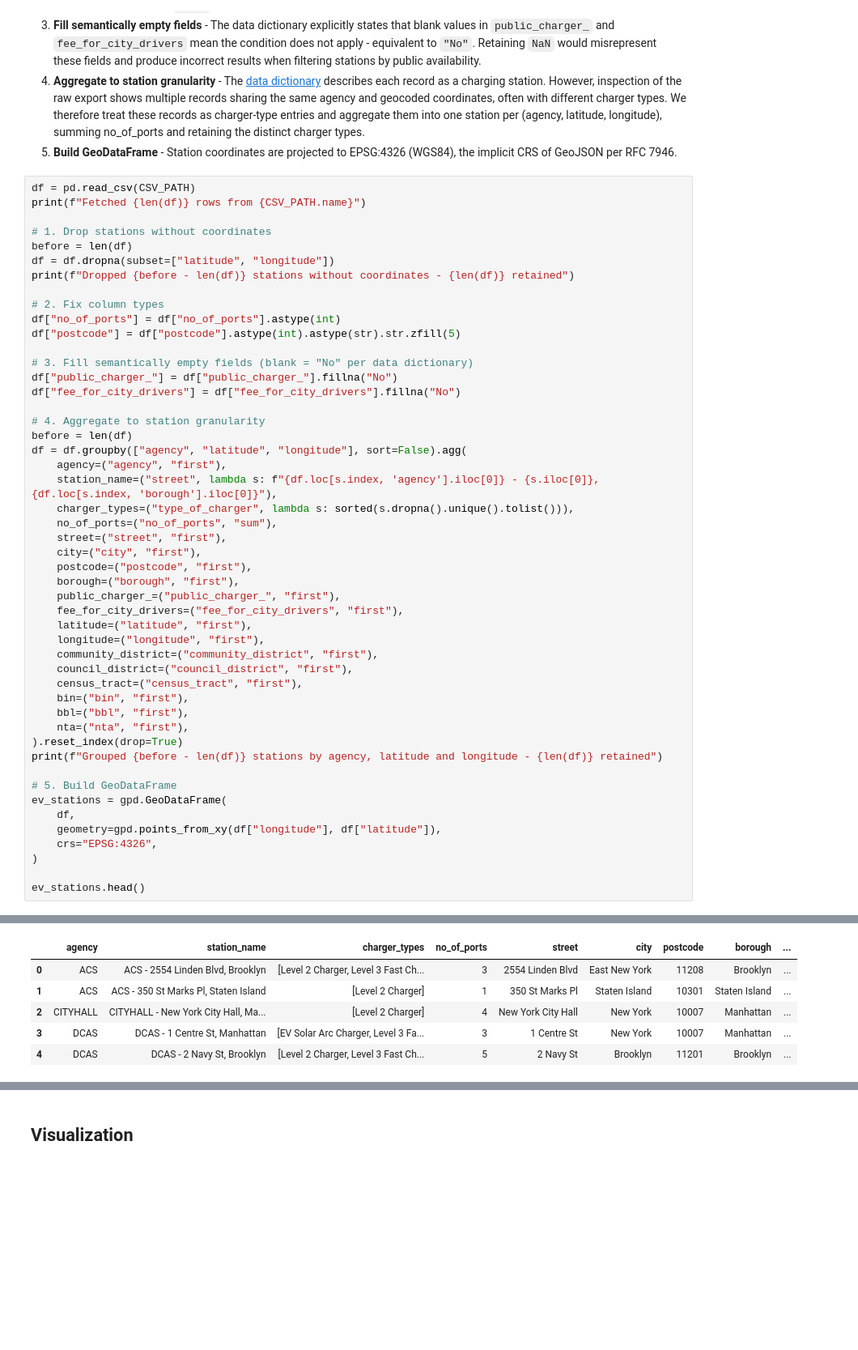
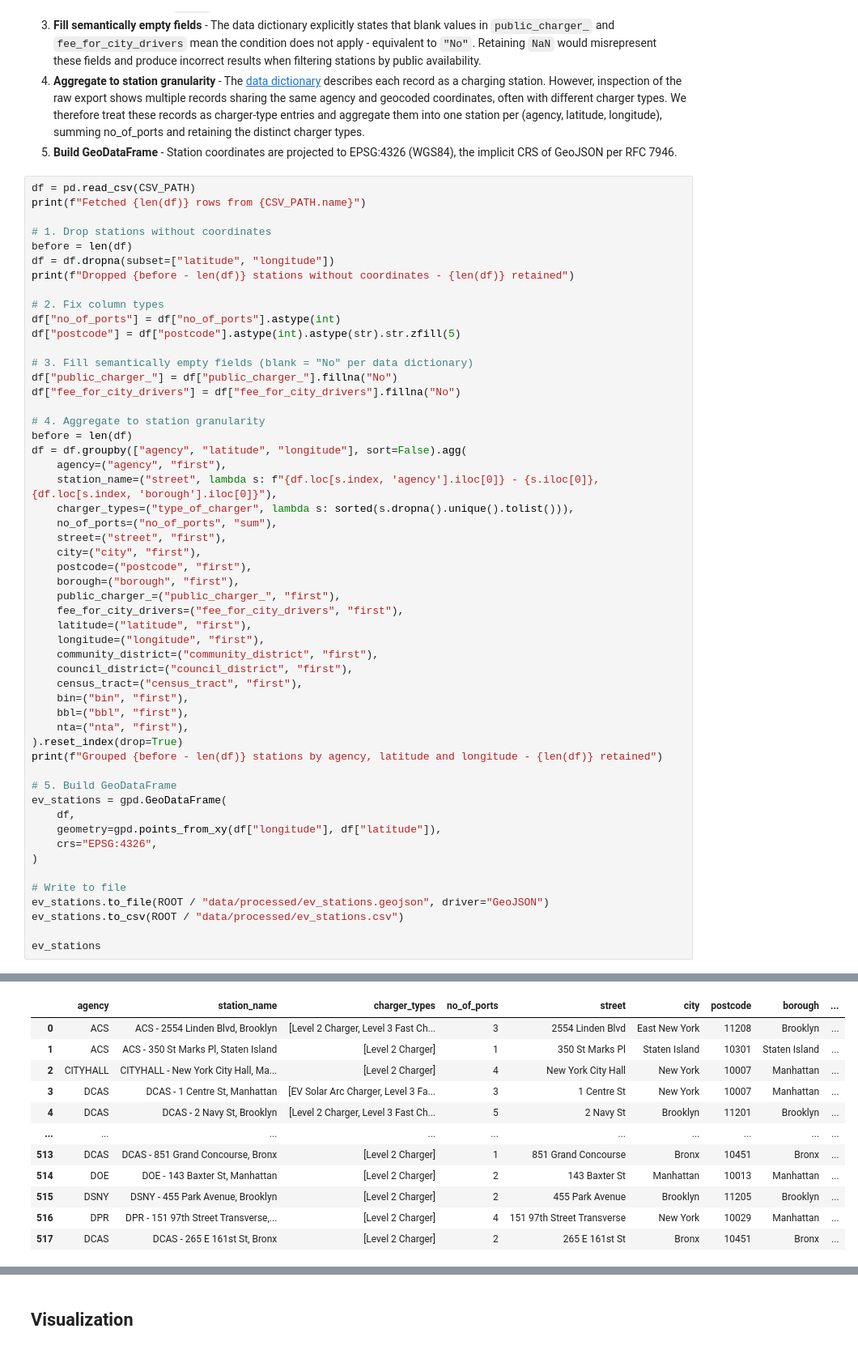
Before and after one commit to HenriKCorrea/agentwin-dataset, a Jupyter notebook: notebooks/ev_stations.ipynb, the cells around one changed output, grey strips where cells are left out. Shown at 81% size. Drawn from its saved outputs; the diff is of its cells as text; blank space fills up the shorter version.

```diff
--- a/notebooks/ev_stations.ipynb
+++ b/notebooks/ev_stations.ipynb
@@ -185,31 +185,41 @@ df = df.groupby(["agency", "latitude", "longitude"], sort=False).agg(
     public_charger_=("public_charger_", "first"),
     fee_for_city_drivers=("fee_for_city_drivers", "first"),
     latitude=("latitude", "first"),
     longitude=("longitude", "first"),
     community_district=("community_district", "first"),
     council_district=("council_district", "first"),
     census_tract=("census_tract", "first"),
     bin=("bin", "first"),
     bbl=("bbl", "first"),
     nta=("nta", "first"),
 ).reset_index(drop=True)
 print(f"Grouped {before - len(df)} stations by agency, latitude and longitude - {len(df)} retained")
 
 # 5. Build GeoDataFrame
 ev_stations = gpd.GeoDataFrame(
     df,
     geometry=gpd.points_from_xy(df["longitude"], df["latitude"]),
     crs="EPSG:4326",
 )
 
-ev_stations.head()
+# Write to file
+ev_stations.to_file(ROOT / "data/processed/ev_stations.geojson", driver="GeoJSON")
+ev_stations.to_csv(ROOT / "data/processed/ev_stations.csv")
+
+ev_stations
 # %% [output]
 Fetched 1685 rows from dcas_ev_stations.csv
 Dropped 318 stations without coordinates - 1367 retained
 Grouped 849 stations by agency, latitude and longitude - 518 retained
 |  | agency | station_name | charger_types | no_of_ports | street | city | postcode | borough | ... |
 | 0 | ACS | ACS - 2554 Linden Blvd, Brooklyn | [Level 2 Charger, Level 3 Fast Ch... | 3 | 2554 Linden Blvd | East New York | 11208 | Brooklyn | ... |
 | 1 | ACS | ACS - 350 St Marks Pl, Staten Island | [Level 2 Charger] | 1 | 350 St Marks Pl | Staten Island | 10301 | Staten Island | ... |
 | 2 | CITYHALL | CITYHALL - New York City Hall, Ma... | [Level 2 Charger] | 4 | New York City Hall | New York | 10007 | Manhattan | ... |
 | 3 | DCAS | DCAS - 1 Centre St, Manhattan | [EV Solar Arc Charger, Level 3 Fa... | 3 | 1 Centre St | New York | 10007 | Manhattan | ... |
 | 4 | DCAS | DCAS - 2 Navy St, Brooklyn | [Level 2 Charger, Level 3 Fast Ch... | 5 | 2 Navy St | Brooklyn | 11201 | Brooklyn | ... |
+| ... | ... | ... | ... | ... | ... | ... | ... | ... | ... |
+| 513 | DCAS | DCAS - 851 Grand Concourse, Bronx | [Level 2 Charger] | 1 | 851 Grand Concourse | Bronx | 10451 | Bronx | ... |
+| 514 | DOE | DOE - 143 Baxter St, Manhattan | [Level 2 Charger] | 2 | 143 Baxter St | Manhattan | 10013 | Manhattan | ... |
+| 515 | DSNY | DSNY - 455 Park Avenue, Brooklyn | [Level 2 Charger] | 2 | 455 Park Avenue | Brooklyn | 11205 | Brooklyn | ... |
+| 516 | DPR | DPR - 151 97th Street Transverse,... | [Level 2 Charger] | 4 | 151 97th Street Transverse | New York | 10029 | Manhattan | ... |
+| 517 | DCAS | DCAS - 265 E 161st St, Bronx | [Level 2 Charger] | 2 | 265 E 161st St | Bronx | 10451 | Bronx | ... |
```
Also changed, not shown: parts of 2 cells of this notebook, 5 other files.
